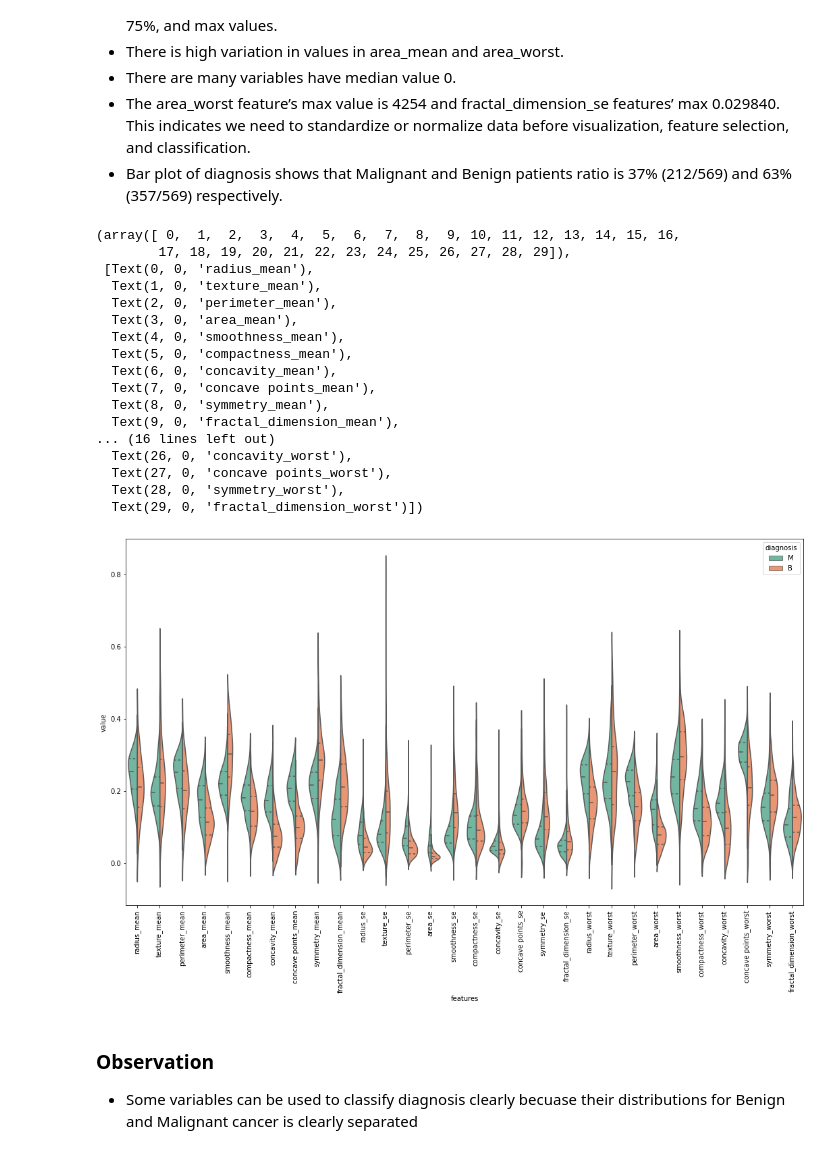
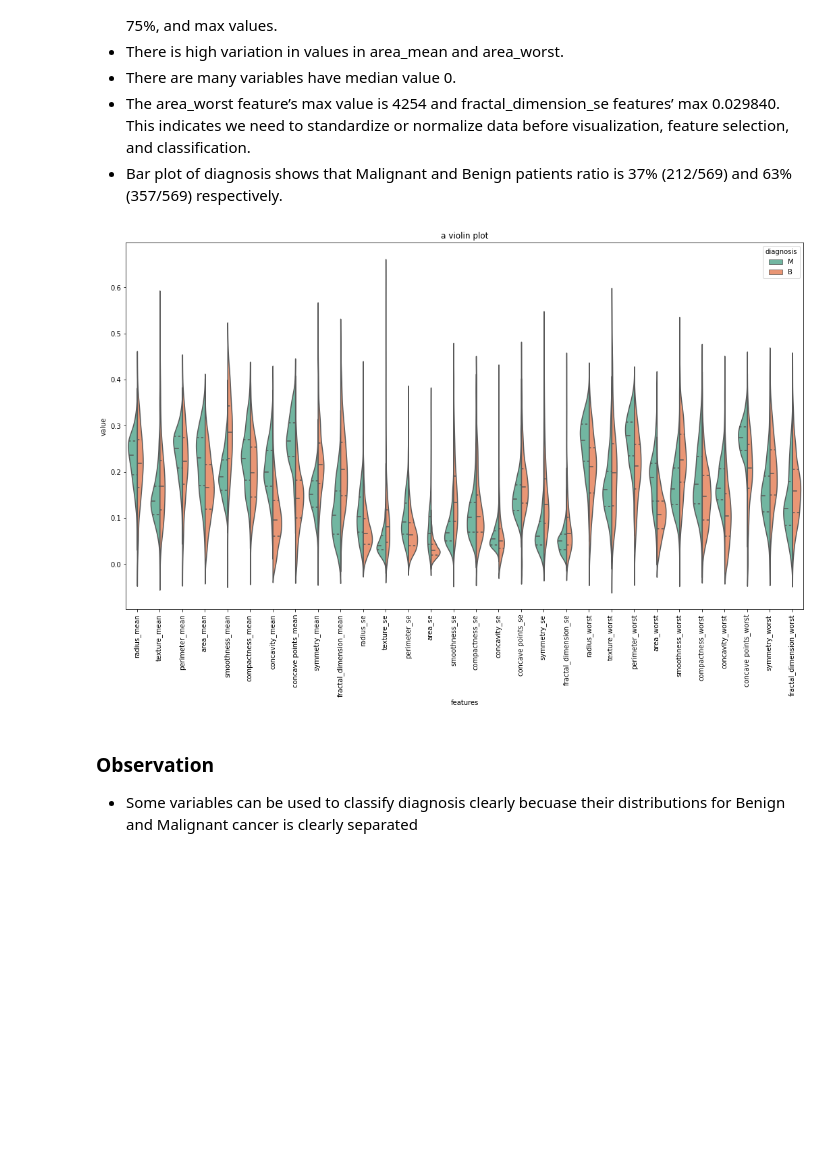
Before and after one commit to benbel376/causal_graph, a Jupyter notebook: notebooks/Exploration.ipynb, the cells around one changed output. Drawn from its saved outputs; the diff is of its cells as text; code cells hidden in the pictures; blank space fills up the shorter version.

Commit message:
add violin_plotter to util

```diff
--- a/notebooks/Exploration.ipynb
+++ b/notebooks/Exploration.ipynb
@@ -169,33 +169,11 @@ Number of Malignant :  212
 - The area_worst feature’s max value is 4254 and fractal_dimension_se features’ max 0.029840. This indicates we need to standardize or normalize data before visualization, feature selection, and classification.
 - Bar plot of diagnosis shows that Malignant and Benign patients ratio is 37% (212/569) and 63% (357/569) respectively.
 # %%
-clean_df.iloc[:,1:] = Util.scale_and_normalize(clean_df.iloc[:,1:])
-data = pd.concat([clean_df.iloc[:,:]],axis=1)
-data = pd.melt(data,id_vars="diagnosis",
-                    var_name="features",
-                    value_name='value')
-plt.figure(figsize=(18,10))
-sns.violinplot(x="features", y="value", hue="diagnosis", data=data,split=True, inner="quart",palette ="Set2")
-plt.xticks(rotation=90)
+# plot distribution
+
+Util.plot_violin(clean_df, [18,10], "a violin plot", True, "violin.png")
 # %% [output]
-(array([ 0,  1,  2,  3,  4,  5,  6,  7,  8,  9, 10, 11, 12, 13, 14, 15, 16,
-        17, 18, 19, 20, 21, 22, 23, 24, 25, 26, 27, 28, 29]),
- [Text(0, 0, 'radius_mean'),
-  Text(1, 0, 'texture_mean'),
-  Text(2, 0, 'perimeter_mean'),
-  Text(3, 0, 'area_mean'),
-  Text(4, 0, 'smoothness_mean'),
-  Text(5, 0, 'compactness_mean'),
-  Text(6, 0, 'concavity_mean'),
-  Text(7, 0, 'concave points_mean'),
-  Text(8, 0, 'symmetry_mean'),
-  Text(9, 0, 'fractal_dimension_mean'),
-... (16 lines left out)
-  Text(26, 0, 'concavity_worst'),
-  Text(27, 0, 'concave points_worst'),
-  Text(28, 0, 'symmetry_worst'),
-  Text(29, 0, 'fractal_dimension_worst')])
-[figure, old version]
+[figure, new version]
 # %% [markdown]
 ### Observation
 - Some variables can be used to classify diagnosis clearly becuase their distributions for Benign and Malignant cancer is
```
Also changed, not shown: parts of 4 cells of this notebook, 2 other files.
